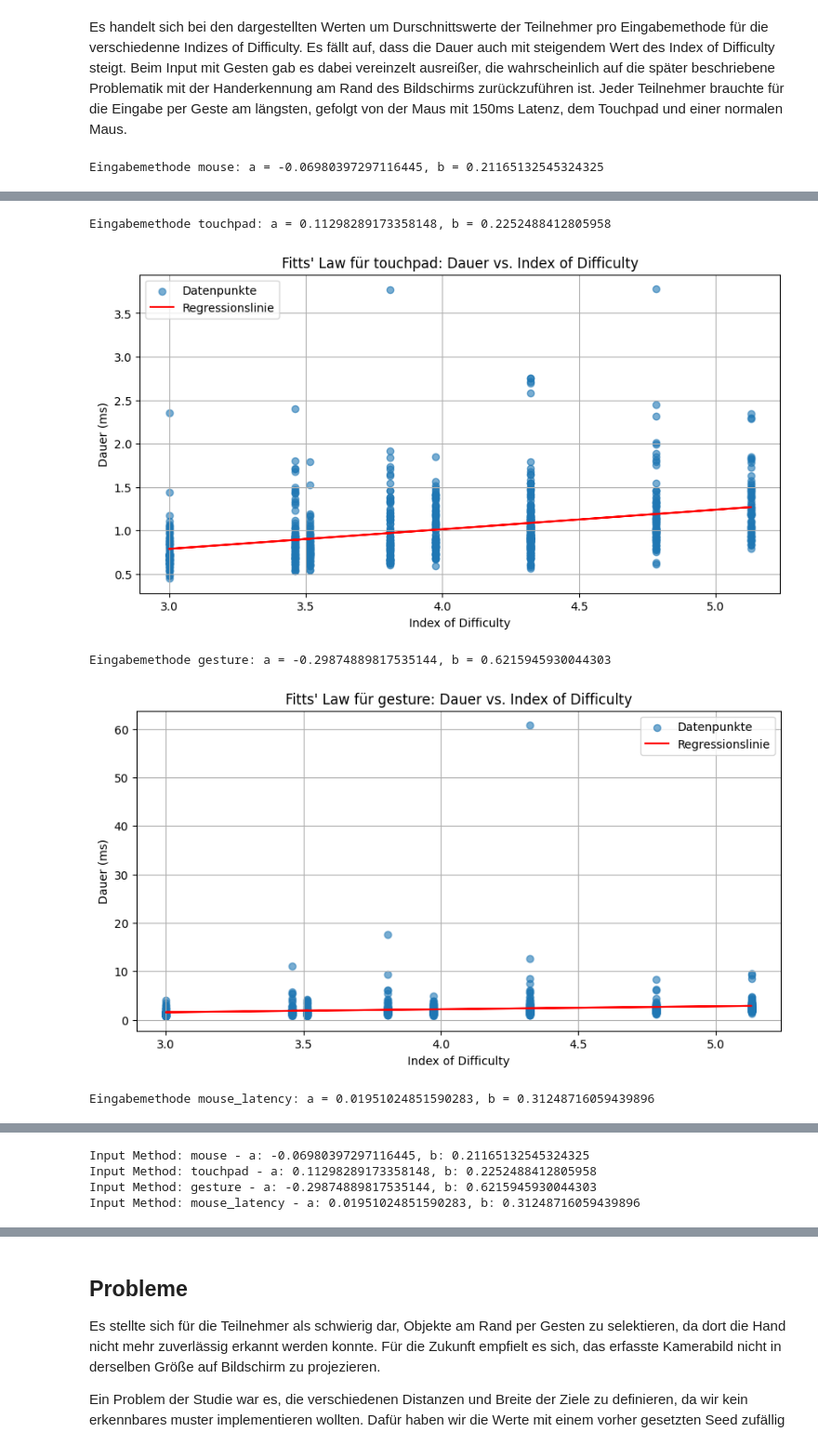
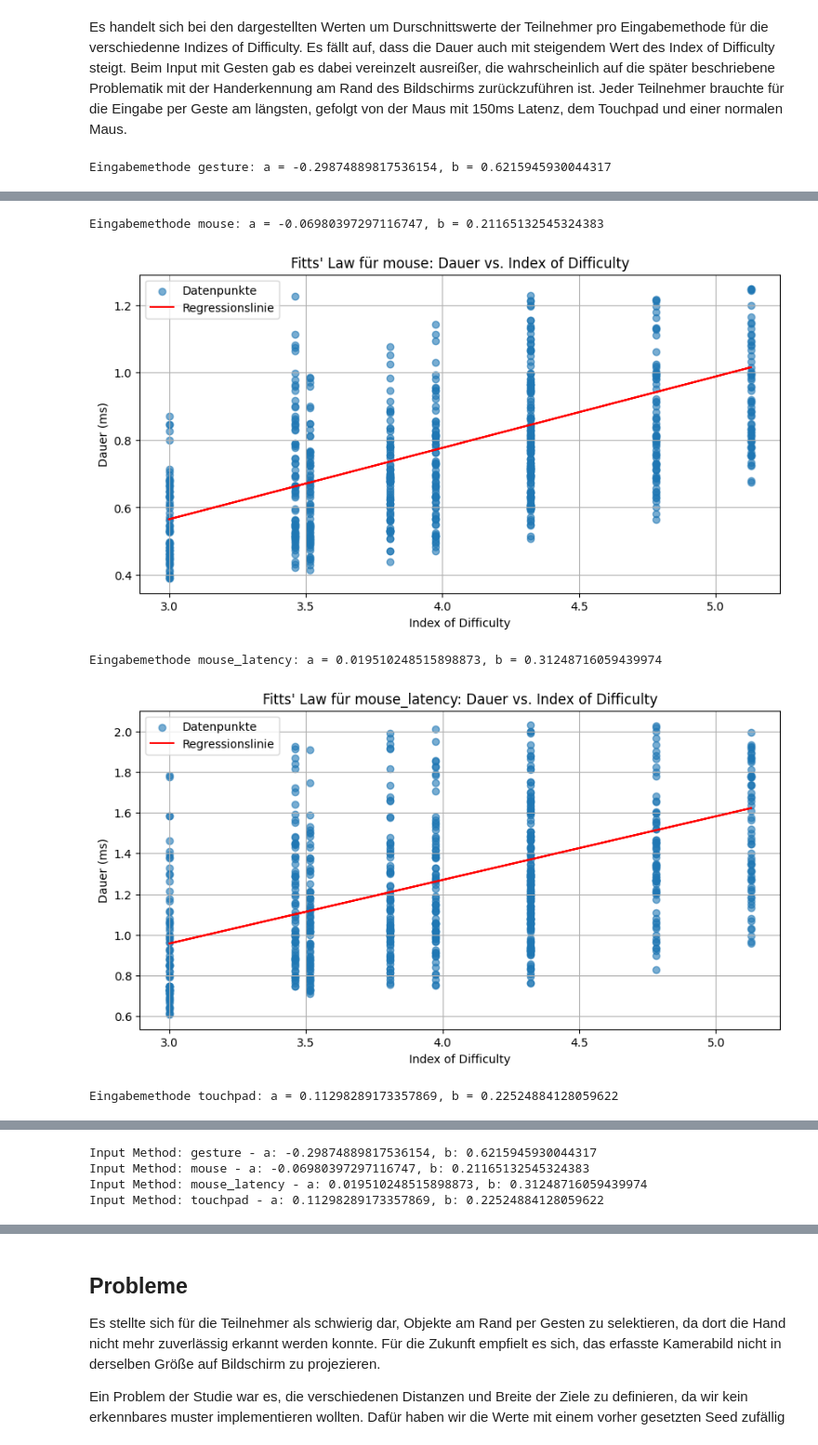
Before and after one commit to ITT-24/assignment-07-pointing-die-anderen, a Jupyter notebook: study.ipynb, the cells around one changed output, grey strips where cells are left out. Shown: that part at 93% size. Cells and saved outputs as stored; diff of their text form; code cells hidden in the pictures.

Commit message:
removed outliers and extended a and b visualization/analysis

```diff
--- a/study.ipynb
+++ b/study.ipynb
@@ -133,6 +133,9 @@ for method in combined_df['input_method'].unique():
 
     print(f'Eingabemethode {method}: a = {a}, b = {b}')
 
+    # remove outliers for better visualization
+    method_data = method_data[method_data['duration'] < method_data['duration'].quantile(0.95)]
+
     plt.figure(figsize=(10, 5))
     plt.scatter(method_data['index_of_difficulty'], method_data['duration'], label='Datenpunkte', alpha=0.6)
     plt.plot(method_data['index_of_difficulty'], a + b * method_data['index_of_difficulty'], color='red', label='Regressionslinie')
@@ -146,4 +149,4 @@ for method in combined_df['input_method'].unique():
 for method, params in input_method_params.items():
     print(f'Input Method: {method} - a: {params["a"]}, b: {params["b"]}')
 # %% [output]
-Eingabemethode mouse: a = -0.06980397297116445, b = 0.21165132545324325
+Eingabemethode gesture: a = -0.29874889817536154, b = 0.6215945930044317
@@ -151,5 +154,5 @@ Eingabemethode mouse: a = -0.06980397297116445, b = 0.21165132545324325
-Eingabemethode touchpad: a = 0.11298289173358148, b = 0.2252488412805958
+Eingabemethode mouse: a = -0.06980397297116747, b = 0.21165132545324383
-[figure, old version]
+[figure, new version]
-Eingabemethode gesture: a = -0.29874889817535144, b = 0.6215945930044303
+Eingabemethode mouse_latency: a = 0.019510248515898873, b = 0.31248716059439974
-[figure, old version]
+[figure, new version]
-Eingabemethode mouse_latency: a = 0.01951024851590283, b = 0.31248716059439896
+Eingabemethode touchpad: a = 0.11298289173357869, b = 0.22524884128059622
@@ -157,4 +160,4 @@ Eingabemethode mouse_latency: a = 0.01951024851590283, b = 0.31248716059439896
-Input Method: mouse - a: -0.06980397297116445, b: 0.21165132545324325
-Input Method: touchpad - a: 0.11298289173358148, b: 0.2252488412805958
-Input Method: gesture - a: -0.29874889817535144, b: 0.6215945930044303
-Input Method: mouse_latency - a: 0.01951024851590283, b: 0.31248716059439896
+Input Method: gesture - a: -0.29874889817536154, b: 0.6215945930044317
+Input Method: mouse - a: -0.06980397297116747, b: 0.21165132545324383
+Input Method: mouse_latency - a: 0.019510248515898873, b: 0.31248716059439974
+Input Method: touchpad - a: 0.11298289173357869, b: 0.22524884128059622
```
Also changed, not shown: parts of 4 cells of this notebook.
